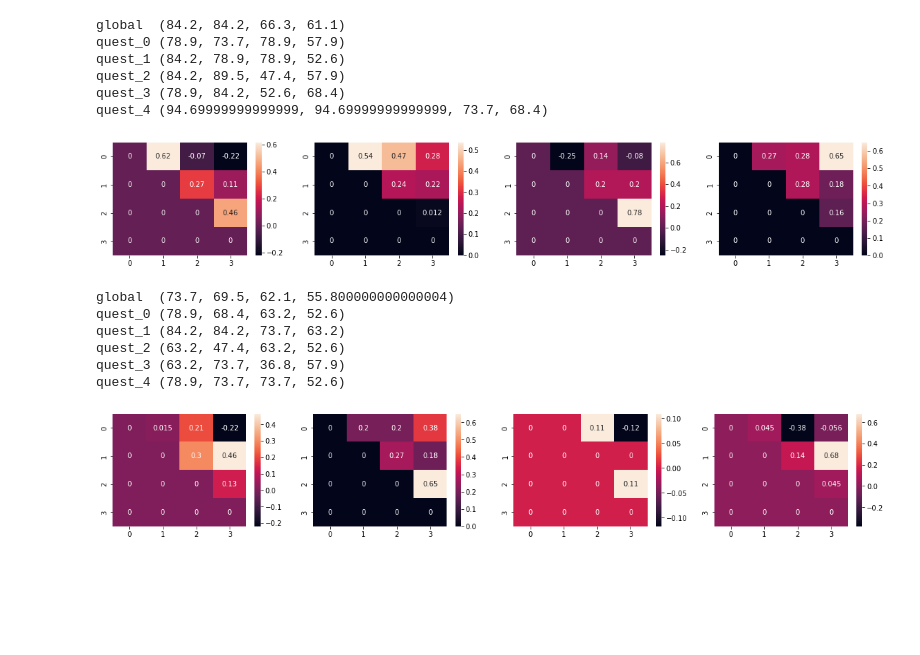
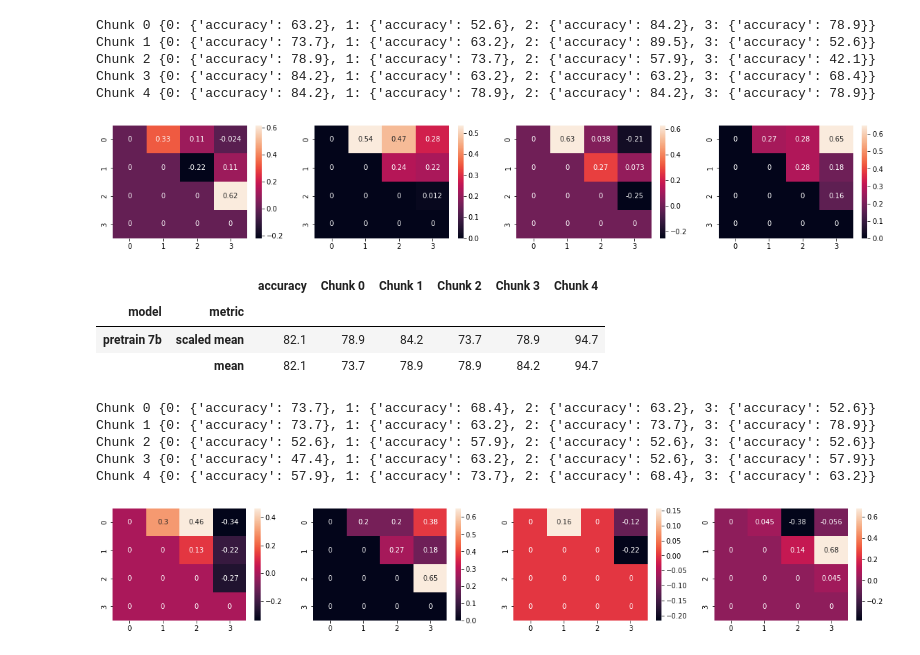
Before and after one commit to gpucce/llama, a Jupyter notebook: human_eval_study.ipynb, the cells around one changed output. Cells and saved outputs as stored; diff of their text form; code cells hidden in the pictures; blank space fills up the shorter version.

Commit message:
add human eval

```diff
--- a/human_eval_study.ipynb
+++ b/human_eval_study.ipynb
@@ -8,11 +8,18 @@ from IPython.display import HTML, display
 import itertools
 import seaborn as sns
 import math
+# %%
+df = []
+for i in range(5):
+    _df = pd.read_csv(f"./llama/human_eval/svolgimenti/65b_ps_df1/Svolgimenti_{i}.csv")
+    _df["Questionario"] = f"human_eval_65b_ps_df1_{i}"
+    df.append(_df)
+df = pd.concat(df, axis=0)
 # %%
-full_df = pd.read_csv("./llama/human_eval/svolgimenti/Svolgimenti_tutti.csv")
+_full_df = pd.read_csv("./llama/human_eval/svolgimenti/Svolgimenti_tutti.csv", index_col=0)
 
 # remove extra quest
-full_df = full_df.loc[full_df.Questionario != "human_eval_df1_5", :]
+full_df = _full_df.loc[_full_df.Questionario != "human_eval_df1_5", :]
 
 # sort data by questionary
 full_df = full_df.sort_values(by="Questionario")
@@ -147,40 +171,58 @@ processed_pretrain_df.shape
+# %%
+processed_pretrain_7b_df, background_pretrain_7b_df = preprocess_df(df_7b_pretrain)
+pretrain_metrics_7b_df = get_metrics_df(processed_pretrain_7b_df, background_pretrain_7b_df)
+
+processed_finetune_7b_df, background_finetune_7b_df = preprocess_df(df_7b_finetune)
+finetune_metrics_7b_df = get_metrics_df(processed_finetune_7b_df, background_finetune_7b_df)
+
+processed_pretrain_65b_df, background_pretrain_65b_df = preprocess_df(df_65b_pretrain)
+pretrain_metrics_65b_df = get_metrics_df(processed_pretrain_65b_df, background_pretrain_65b_df)
+
+processed_finetune_65b_df, background_finetune_65b_df = preprocess_df(df_65b_finetune)
+finetune_metrics_65b_df = get_metrics_df(processed_finetune_65b_df, background_finetune_65b_df)
 # %%
-pretrain_players_scores, pretrain_all_cohens = compute_all_acc(pretrain_metrics_df)
-print("global ", compute_acc(pretrain_metrics_df))
-for key, val in pretrain_players_scores.items():
-    print(key, val["full_scores"])
+pretrain_7b_quest_scores, pretrain_7b_players_scores, pretrain_7b_all_cohens = compute_all_acc(pretrain_metrics_7b_df)
+for key, val in pretrain_7b_players_scores.items():
+    print(key, val)
 fig, ax = plt.subplots(1, 4, figsize=(20, 3))
 for i in range(4):
     sns.heatmap(
-        pretrain_all_cohens[i],
+        pretrain_7b_all_cohens[i],
         annot=True,
         ax=ax[i]
     )
 # %% [output]
-global  (84.2, 84.2, 66.3, 61.1)
-quest_0 (78.9, 73.7, 78.9, 57.9)
-quest_1 (84.2, 78.9, 78.9, 52.6)
-quest_2 (84.2, 89.5, 47.4, 57.9)
-quest_3 (78.9, 84.2, 52.6, 68.4)
-quest_4 (94.69999999999999, 94.69999999999999, 73.7, 68.4)
+Chunk 0 {0: {'accuracy': 63.2}, 1: {'accuracy': 52.6}, 2: {'accuracy': 84.2}, 3: {'accuracy': 78.9}}
+Chunk 1 {0: {'accuracy': 73.7}, 1: {'accuracy': 63.2}, 2: {'accuracy': 89.5}, 3: {'accuracy': 52.6}}
+Chunk 2 {0: {'accuracy': 78.9}, 1: {'accuracy': 73.7}, 2: {'accuracy': 57.9}, 3: {'accuracy': 42.1}}
+Chunk 3 {0: {'accuracy': 84.2}, 1: {'accuracy': 63.2}, 2: {'accuracy': 63.2}, 3: {'accuracy': 68.4}}
+Chunk 4 {0: {'accuracy': 84.2}, 1: {'accuracy': 78.9}, 2: {'accuracy': 84.2}, 3: {'accuracy': 78.9}}
-[figure, old version]
+[figure, new version]
+# %%
+pretrain_7b_quest_scores_df = pd.DataFrame.from_dict(pretrain_7b_quest_scores).reset_index(names="metric")
+pretrain_7b_quest_scores_df.loc[:, "model"] = ["pretrain 7b" for _ in range(pretrain_7b_quest_scores_df.shape[0])]
+pretrain_7b_quest_scores_df = pretrain_7b_quest_scores_df.set_index(["model", "metric"])
+pretrain_7b_quest_scores_df
+# %% [output]
+|  |  | accuracy | Chunk 0 | Chunk 1 | Chunk 2 | Chunk 3 | Chunk 4 |
+| model | metric |  |  |  |  |  |  |
+| pretrain 7b | scaled mean | 82.1 | 78.9 | 84.2 | 73.7 | 78.9 | 94.7 |
+|  | mean | 82.1 | 73.7 | 78.9 | 78.9 | 84.2 | 94.7 |
 # %%
-finetune_players_scores, finetune_all_cohens = compute_all_acc(finetune_metrics_df)
-print("global ", compute_acc(finetune_metrics_df))
-for key, val in finetune_players_scores.items():
-    print(key, val["full_scores"])
+finetune_7b_quest_scores, finetune_7b_players_scores, finetune_7b_all_cohens = compute_all_acc(finetune_metrics_7b_df)
+for key, val in finetune_7b_players_scores.items():
+    print(key, val)
 fig, ax = plt.subplots(1, 4, figsize=(20, 3))
 for i in range(4):
     sns.heatmap(
-        finetune_all_cohens[i],
+        finetune_7b_all_cohens[i],
         annot=True,
         ax=ax[i]
     )
 # %% [output]
-global  (73.7, 69.5, 62.1, 55.800000000000004)
-quest_0 (78.9, 68.4, 63.2, 52.6)
-quest_1 (84.2, 84.2, 73.7, 63.2)
-quest_2 (63.2, 47.4, 63.2, 52.6)
-quest_3 (63.2, 73.7, 36.8, 57.9)
-quest_4 (78.9, 73.7, 73.7, 52.6)
+Chunk 0 {0: {'accuracy': 73.7}, 1: {'accuracy': 68.4}, 2: {'accuracy': 63.2}, 3: {'accuracy': 52.6}}
+Chunk 1 {0: {'accuracy': 73.7}, 1: {'accuracy': 63.2}, 2: {'accuracy': 73.7}, 3: {'accuracy': 78.9}}
+Chunk 2 {0: {'accuracy': 52.6}, 1: {'accuracy': 57.9}, 2: {'accuracy': 52.6}, 3: {'accuracy': 52.6}}
+Chunk 3 {0: {'accuracy': 47.4}, 1: {'accuracy': 63.2}, 2: {'accuracy': 52.6}, 3: {'accuracy': 57.9}}
+Chunk 4 {0: {'accuracy': 57.9}, 1: {'accuracy': 73.7}, 2: {'accuracy': 68.4}, 3: {'accuracy': 63.2}}
-[figure, old version]
+[figure, new version]
```
Also changed, not shown: parts of 9 cells of this notebook, 22 other files.
